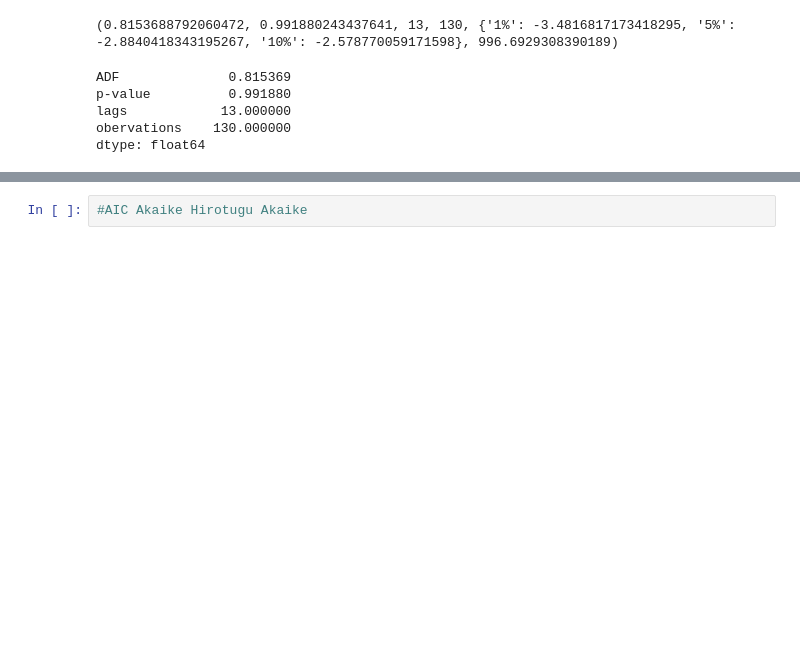
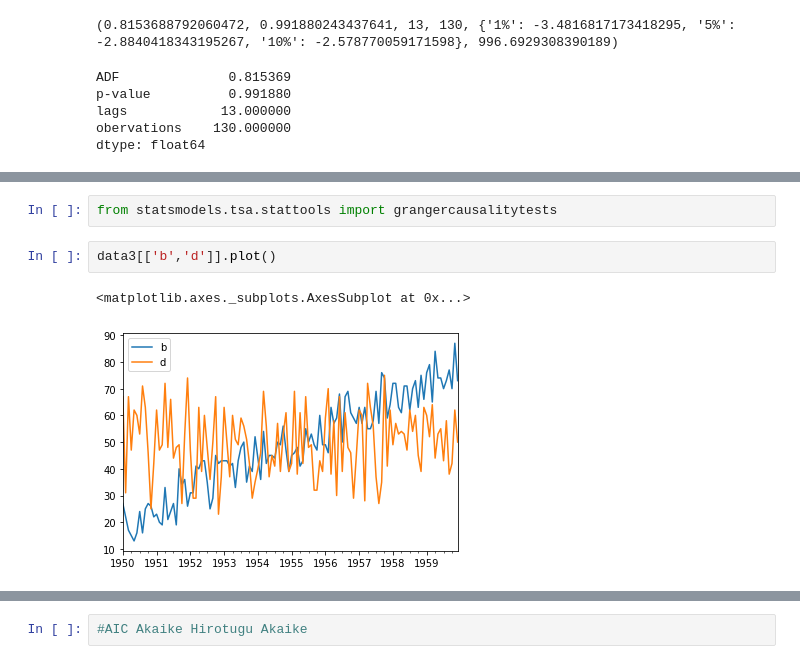
Before and after one commit to kozz84/Udemy, a Jupyter notebook: Time_Series.ipynb, the cells around one changed output, grey strips where cells are left out. Drawn from its saved outputs; the diff is of its cells as text; blank space fills up the shorter version.

```diff
--- a/Time_Series.ipynb
+++ b/Time_Series.ipynb
@@ -869,0 +909,7 @@ dtype: float64
+# %%
+from statsmodels.tsa.stattools import grangercausalitytests
+# %%
+data3[['b','d']].plot()
+# %% [output]
+<matplotlib.axes._subplots.AxesSubplot at 0x...>
+[figure, added]
```
Also changed, not shown: parts of 17 cells of this notebook.
